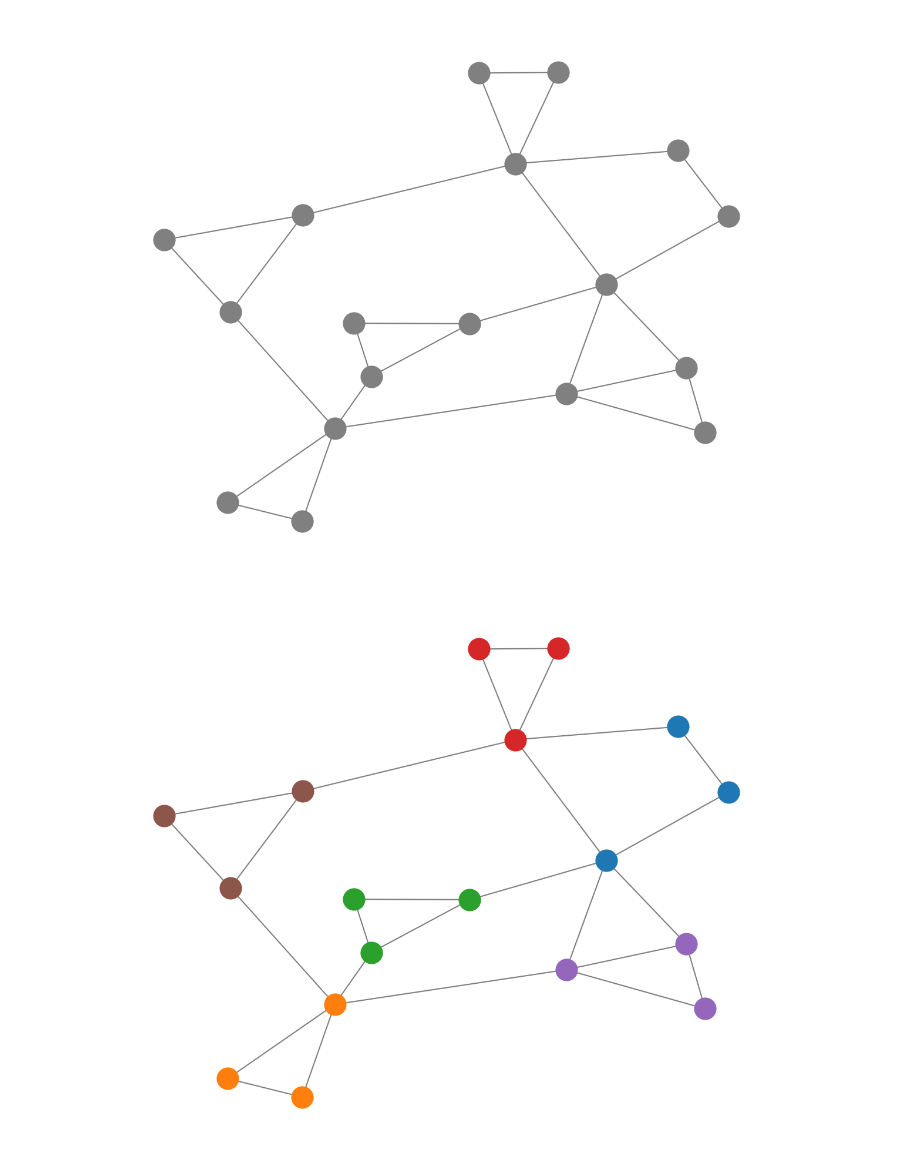
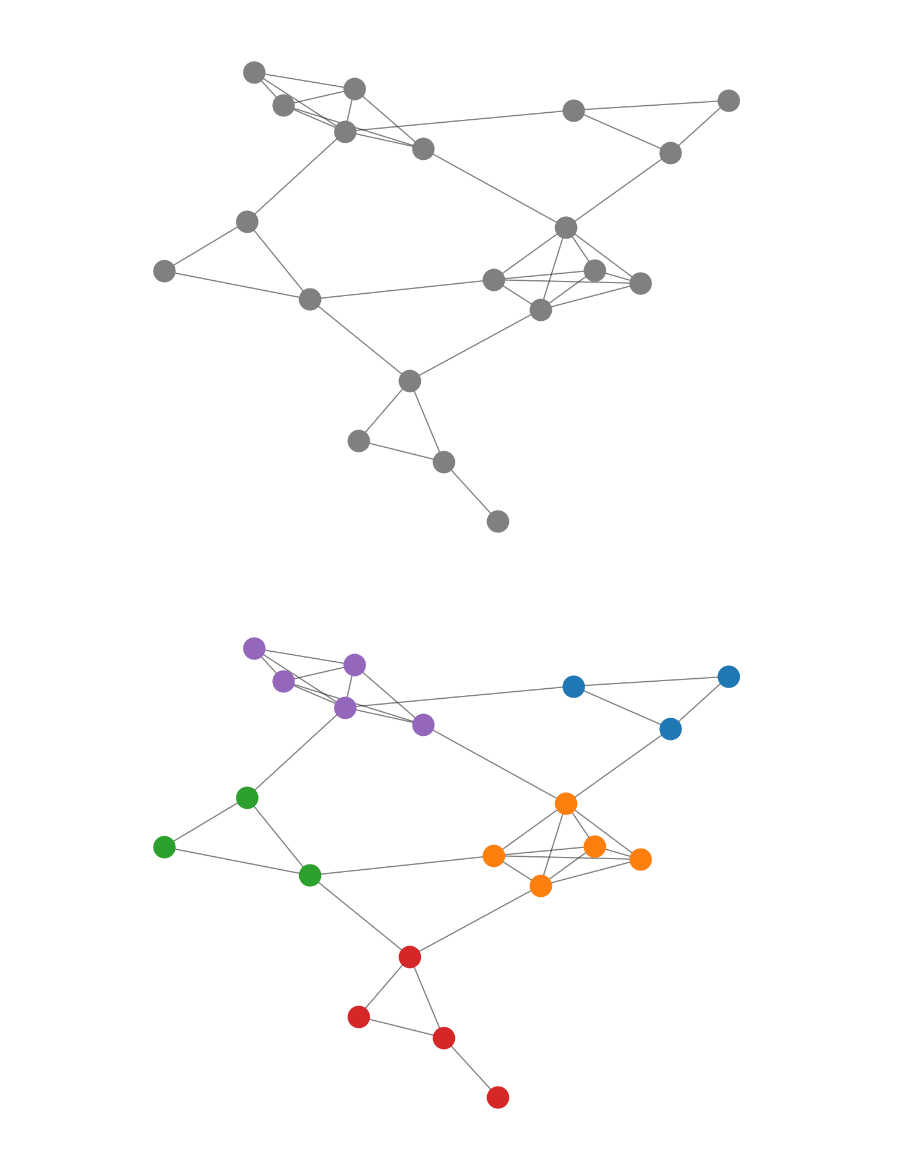
Before and after one commit to florianjehn/bibliometrics, a Jupyter notebook: docs/visual_abstract.ipynb, the cells around one changed output. Drawn from its saved outputs; the diff is of its cells as text; code cells hidden in the pictures.

Commit message:
updated example plots

```diff
--- a/docs/visual_abstract.ipynb
+++ b/docs/visual_abstract.ipynb
@@ -9,19 +9,20 @@ plt.style.use("https://raw.githubusercontent.com/allfed/ALLFED-matplotlib-style-
 import networkx as nx
 import matplotlib.pyplot as plt
 import random
-seed = 5
+seed = 1
 random.seed(seed)
 
 # Generate the same main component as before
 main_component = nx.Graph()
-n_main_groups = 6
-group_size = 3
+n_main_groups = 5
+max_group_size = 5
 group_connection_prob = 0.8
-inter_group_connection_prob = 0.05
+inter_group_connection_prob = 0.04
 node_counter = 0
 groups = []
 
 for i in range(n_main_groups):
+    group_size =  random.randint(2, max_group_size)
     group_nodes = range(node_counter, node_counter + group_size)
     main_component.add_nodes_from(group_nodes)
     for u in group_nodes:
@@ -66,14 +67,15 @@ random.seed(seed)
 
 # Generate the same main component as before
 main_component = nx.Graph()
-n_main_groups = 6
-group_size = 3
+n_main_groups = 5
+max_group_size = 5
 group_connection_prob = 0.8
-inter_group_connection_prob = 0.05
+inter_group_connection_prob = 0.04
 node_counter = 0
 groups = []
 
 for i in range(n_main_groups):
+    group_size =  random.randint(2, max_group_size)
     group_nodes = range(node_counter, node_counter + group_size)
     main_component.add_nodes_from(group_nodes)
     for u in group_nodes:
@@ -108,7 +110,7 @@ plt.axis("off")
 
 plt.savefig(f"docs{os.sep}unclustered_graph.png")
 # %% [output]
-[figure, old version]
+[figure, new version]
 # %%
 import networkx as nx
 import matplotlib.pyplot as plt
@@ -118,14 +120,15 @@ random.seed(seed)
 
 # Generate the same main component as before
 main_component = nx.Graph()
-n_main_groups = 6
-group_size = 3
+n_main_groups = 5
+max_group_size = 5
 group_connection_prob = 0.8
-inter_group_connection_prob = 0.05
+inter_group_connection_prob = 0.04
 node_counter = 0
 groups = []
 
 for i in range(n_main_groups):
+    group_size =  random.randint(2, max_group_size)
     group_nodes = range(node_counter, node_counter + group_size)
     main_component.add_nodes_from(group_nodes)
     for u in group_nodes:
@@ -134,31 +137,31 @@ for i in range(n_main_groups):
                 main_component.add_edge(u, v)
     groups.append(list(group_nodes))
     node_counter += group_size
 
 for i in range(n_main_groups):
     for j in range(i + 1, n_main_groups):
         for u in groups[i]:
             for v in groups[j]:
                 if random.random() < inter_group_connection_prob:
                     main_component.add_edge(u, v)
 
 # Combine all components (for this example, just use the main component)
 G = main_component  # Only use the main connected component
 
 # Visualize the main connected component
 plt.figure(figsize=(10, 8))
 pos = nx.spring_layout(G, seed=4)  # Layout for visualization
 
 # Color nodes in the main component's groups distinctly
 colors = plt.cm.tab10.colors
 for i, group in enumerate(groups):
     nx.draw_networkx_nodes(G, pos, nodelist=group, node_color=[colors[i % len(colors)]], label=f'Group {i+1}')
 
 nx.draw_networkx_edges(G, pos, alpha=0.5)
 
 # Remove the axis
 plt.axis("off")
 
 plt.savefig(f"docs{os.sep}clustered.png")
 # %% [output]
-[figure, old version]
+[figure, new version]
```
Also changed, not shown: parts of 1 cell of this notebook, 4 other files.
